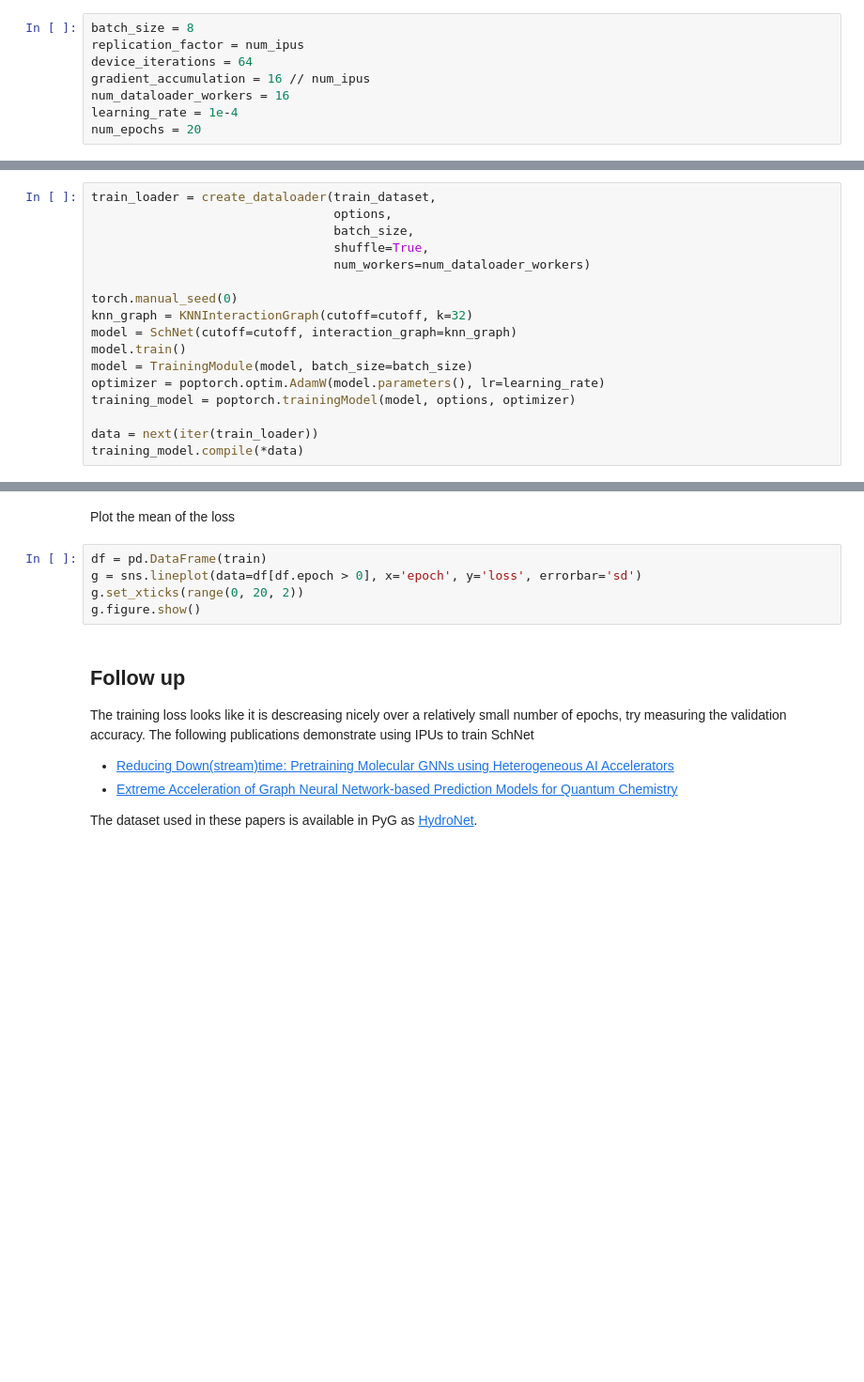
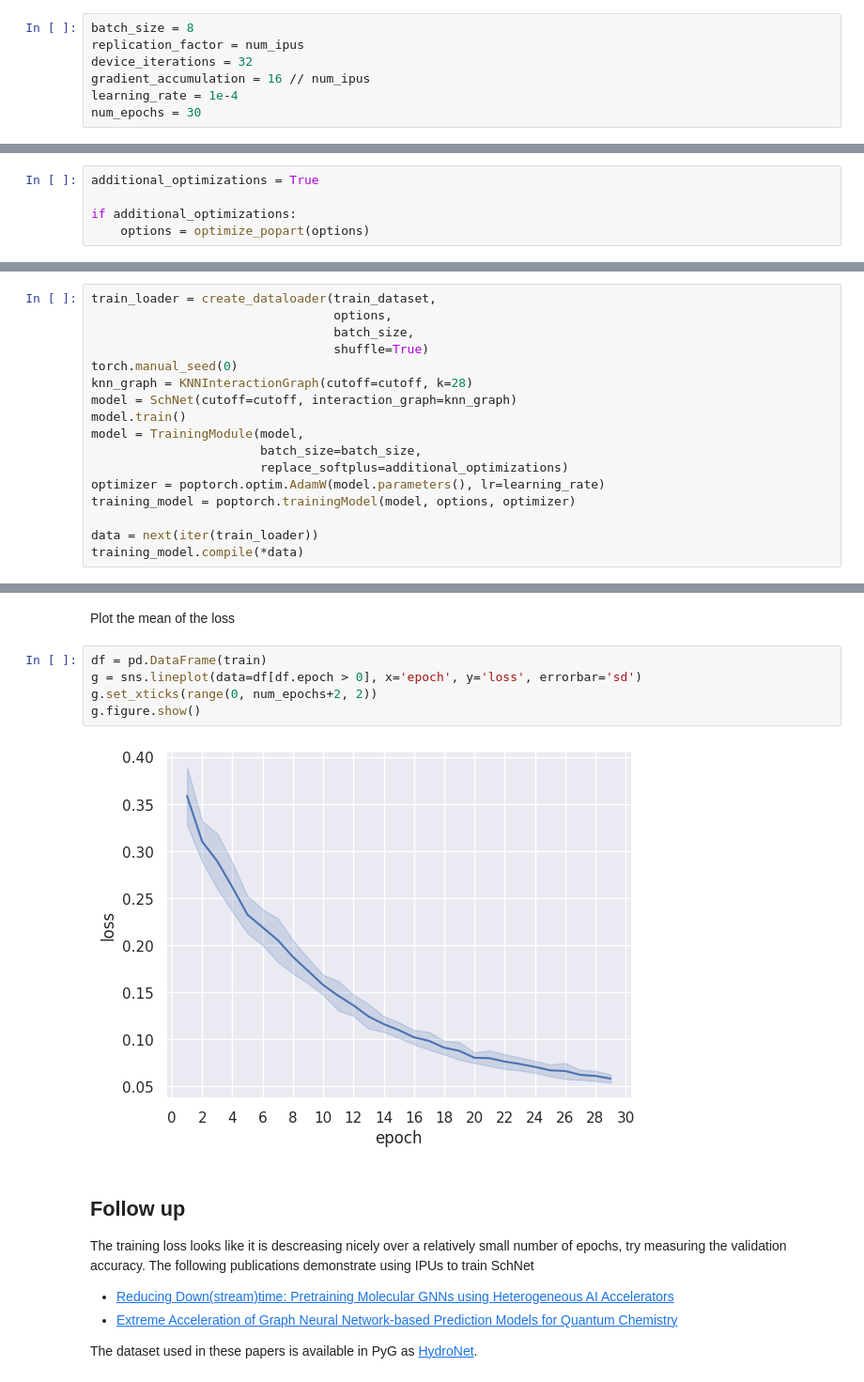
Before and after one commit to gradient-ai/Graphcore-Pytorch, a Jupyter notebook: get-started/PyG-SchNetGNN.ipynb, the cells around one changed output, grey strips where cells are left out. Shown at 94% size. Drawn from its saved outputs; the diff is of its cells as text; blank space fills up the shorter version.

Commit message:
update with option to turn on/off additional optimisations

```diff
--- a/get-started/PyG-SchNetGNN.ipynb
+++ b/get-started/PyG-SchNetGNN.ipynb
@@ -277,11 +342,10 @@ Setup the hyperparameters for training the network.  These can be changed to exp
 # %%
 batch_size = 8
 replication_factor = num_ipus
-device_iterations = 64
+device_iterations = 32
 gradient_accumulation = 16 // num_ipus
-num_dataloader_workers = 16
 learning_rate = 1e-4
-num_epochs = 20
+num_epochs = 30
 # %% [markdown]
 Create the `poptorch.Options` object with the right parameters setup
 # %%
@@ -294,17 +360,22 @@ options.Training.gradientAccumulation(gradient_accumulation);
+# %%
+additional_optimizations = True
+
+if additional_optimizations:
+    options = optimize_popart(options)
 # %% [markdown]
 Create the SchNet model and pre-compile for the IPU
 # %%
 train_loader = create_dataloader(train_dataset,
                                  options,
                                  batch_size,
-                                 shuffle=True,
-                                 num_workers=num_dataloader_workers)
-
+                                 shuffle=True)
 torch.manual_seed(0)
-knn_graph = KNNInteractionGraph(cutoff=cutoff, k=32)
+knn_graph = KNNInteractionGraph(cutoff=cutoff, k=28)
 model = SchNet(cutoff=cutoff, interaction_graph=knn_graph)
 model.train()
-model = TrainingModule(model, batch_size=batch_size)
+model = TrainingModule(model,
+                       batch_size=batch_size,
+                       replace_softplus=additional_optimizations)
 optimizer = poptorch.optim.AdamW(model.parameters(), lr=learning_rate)
 training_model = poptorch.trainingModel(model, options, optimizer)
 
@@ -327,8 +404,10 @@ Plot the mean of the loss
 # %%
 df = pd.DataFrame(train)
 g = sns.lineplot(data=df[df.epoch > 0], x='epoch', y='loss', errorbar='sd')
-g.set_xticks(range(0, 20, 2))
+g.set_xticks(range(0, num_epochs+2, 2))
 g.figure.show()
+# %% [output]
+[figure, added]
 # %% [markdown]
 ## Follow up
 The training loss looks like it is descreasing nicely over a relatively small number of epochs, try measuring the validation accuracy.  The following publications demonstrate using IPUs to train SchNet
```
Also changed, not shown: parts of 24 cells of this notebook.
